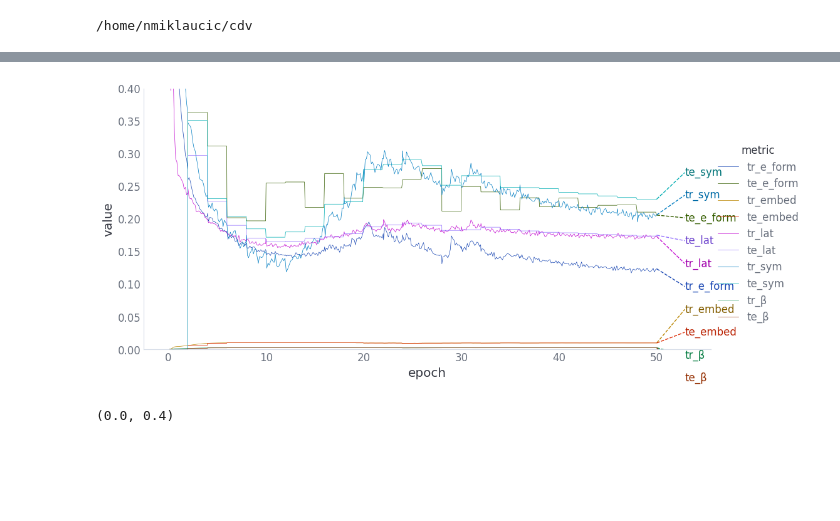
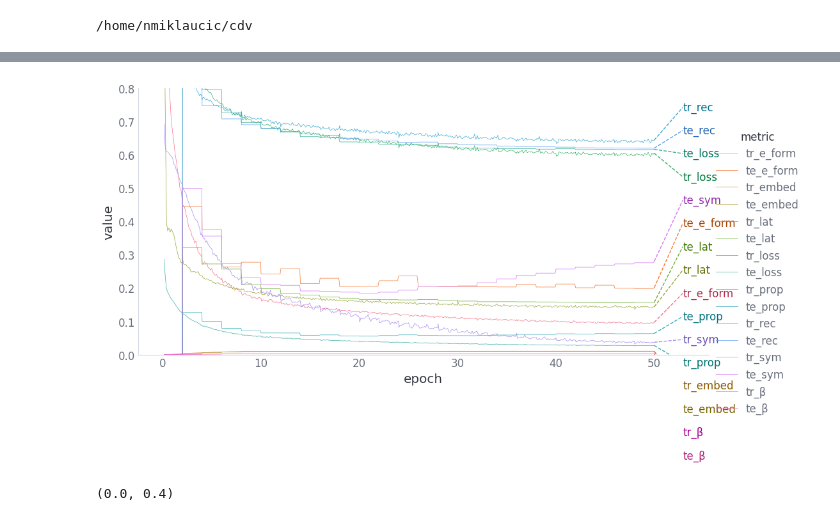
Before and after one commit to nicholas-miklaucic/facet, a Jupyter notebook: notebooks/log-visuals.ipynb, the cells around one changed output, grey strips where cells are left out. Drawn from its saved outputs; the diff is of its cells as text; code cells hidden in the pictures; blank space fills up the shorter version.

```diff
--- a/notebooks/log-visuals.ipynb
+++ b/notebooks/log-visuals.ipynb
@@ -38,21 +18,21 @@ Name: value, dtype: float64
 # %%
-df = pd.read_feather('/home/nmiklaucic/cdv/logs/mace_vae_868/metrics.feather')
+df = pd.read_feather('/home/nmiklaucic/cdv/logs/mace_vae_rec_407/metrics.feather')
 mdf = df.melt(id_vars=['step', 'epoch'], var_name='metric')
 separate_vars = ['lr', 'rel_mins', 'throughput', 'grad_norm']
 mdf2 = mdf[~mdf['metric'].isin(separate_vars)]
 
-ymin, ymax = 0, 0.4
+ymin, ymax = 0, 0.8
 
 y_last = mdf2.groupby('metric').last()['value']
 in_bounds_cols = (y_last < ymax) & (ymin < y_last)
 sns.relplot(mdf2[in_bounds_cols[mdf2['metric']].values], hue='metric', x='epoch', y='value',
             kind='line', aspect=2, lw=0.5)
 # plt.xlim(0, 5)
 plt.ylim(ymin, ymax)
 rp.line_labels()
 # plt.axvline(12)
 # %% [output]
-[figure, old version]
+[figure, new version]
 # %%
 df = pd.read_feather('/home/nmiklaucic/cdv/logs/mace_skipatom_585/metrics.feather')
 mdf = df.melt(id_vars=['step', 'epoch'], var_name='metric')
```
Also changed, not shown: parts of 1 cell of this notebook, 20 other files.
